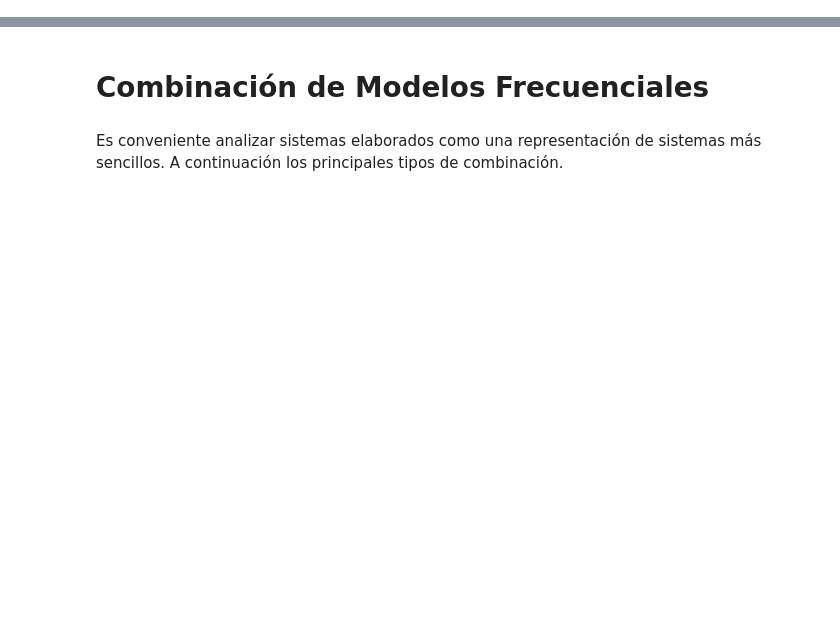
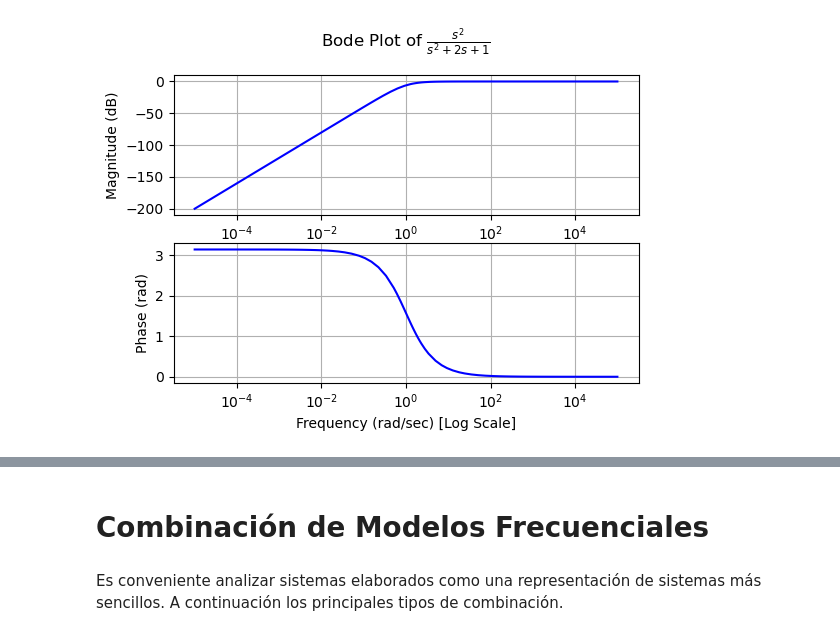
Before and after one commit to pierrediazp/Se-ales_y_Sistemas, a Jupyter notebook: 08_Combinaciones.ipynb, the cells around one changed output, grey strips where cells are left out. Saved outputs shown, nothing was run; the diff lists cells and outputs as text; code cells hidden in the pictures; blank space fills up the shorter version.

```diff
--- a/08_Combinaciones.ipynb
+++ b/08_Combinaciones.ipynb
@@ -22,0 +26,7 @@ def db(x):
+# %%
+H1 = TransferFunction(s**2,s**2+2*s+1, s)
+plt.rcParams['figure.figsize'] = 6, 4
+
+bode_plot(H1)
+# %% [output]
+[figure, added]
```
Also changed, not shown: parts of 10 cells of this notebook, 2 other files.
